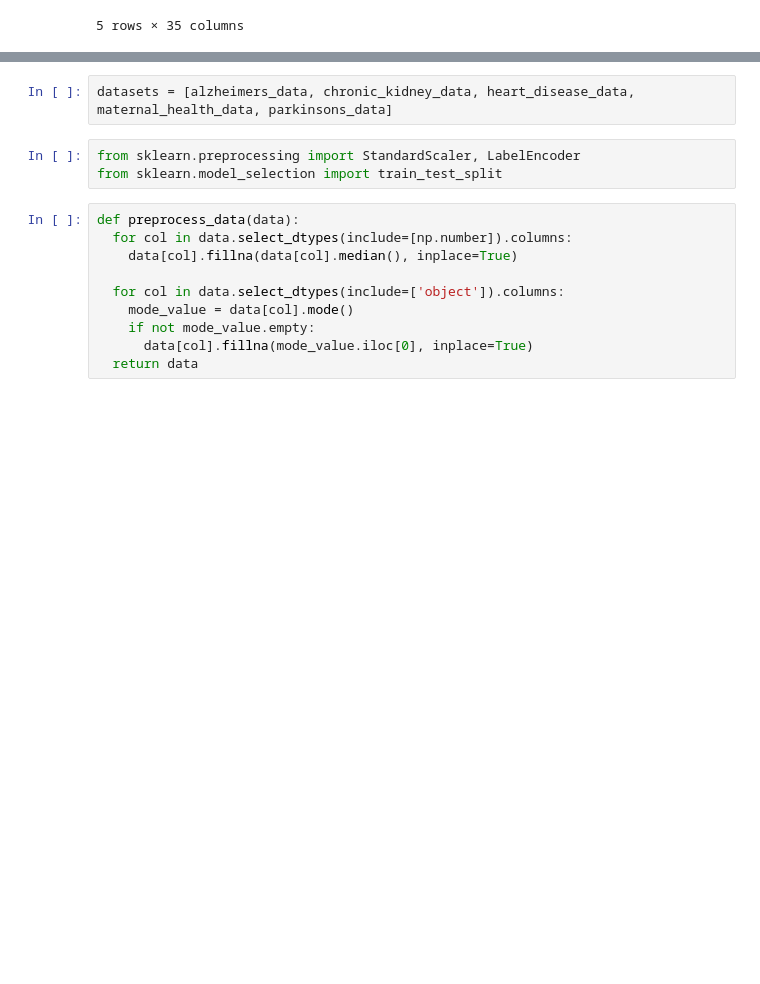
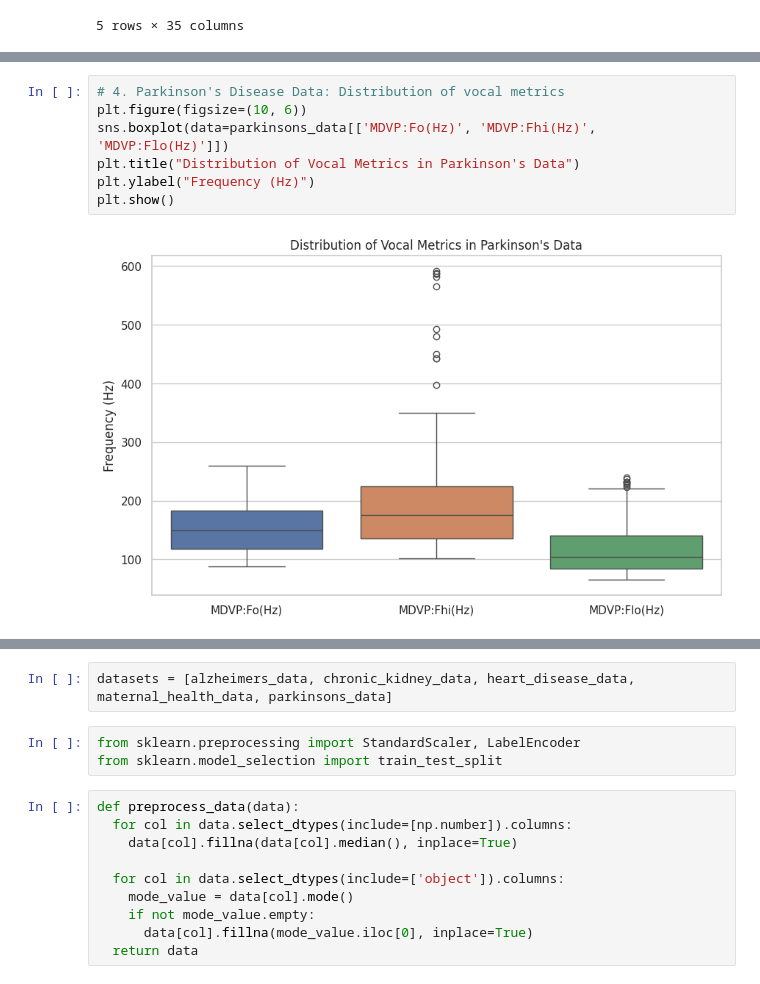
Before and after one commit to ShlokMohanty/SML, a Jupyter notebook: DIsease_Detection__using_symptoms.ipynb, the cells around one changed output, grey strips where cells are left out. Cells and saved outputs as stored; diff of their text form; blank space fills up the shorter version.

```diff
--- a/DIsease_Detection__using_symptoms.ipynb
+++ b/DIsease_Detection__using_symptoms.ipynb
@@ -31,0 +70,9 @@ alzheimers_data.head()
+# %%
+# 4. Parkinson's Disease Data: Distribution of vocal metrics
+plt.figure(figsize=(10, 6))
+sns.boxplot(data=parkinsons_data[['MDVP:Fo(Hz)', 'MDVP:Fhi(Hz)', 'MDVP:Flo(Hz)']])
+plt.title("Distribution of Vocal Metrics in Parkinson's Data")
+plt.ylabel("Frequency (Hz)")
+plt.show()
+# %% [output]
+[figure, added]
```
Also changed, not shown: parts of 11 cells of this notebook.
